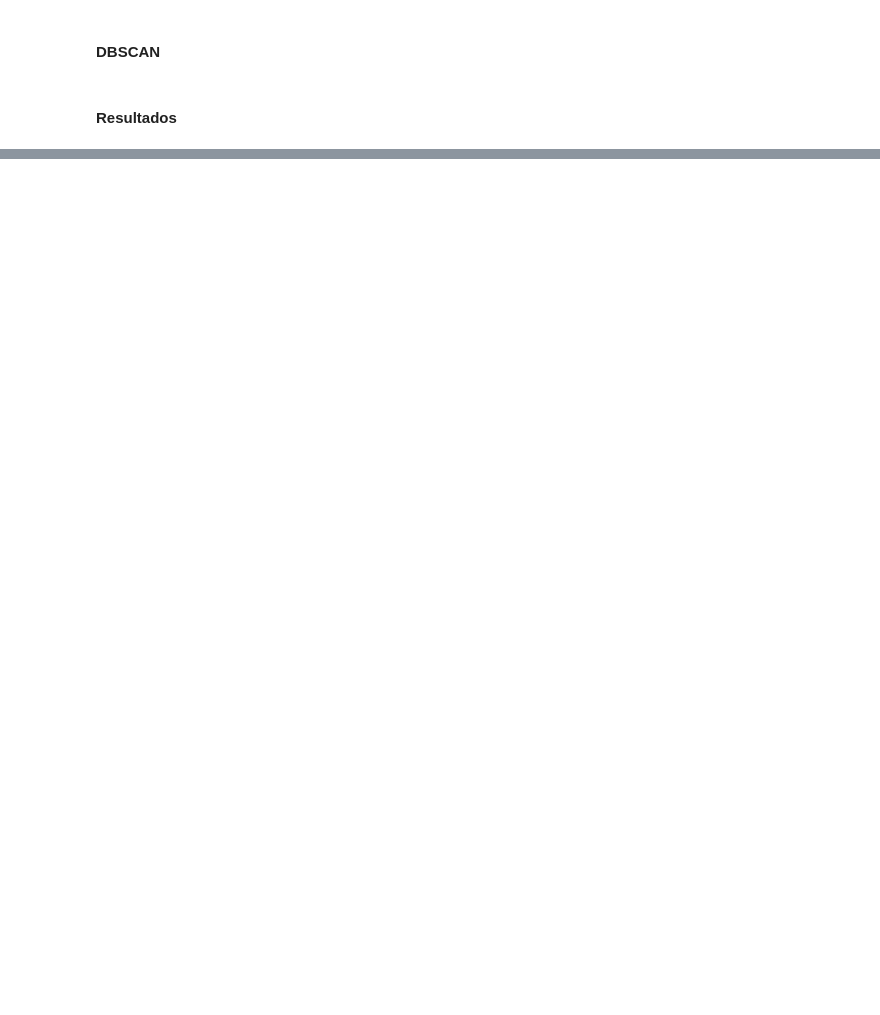
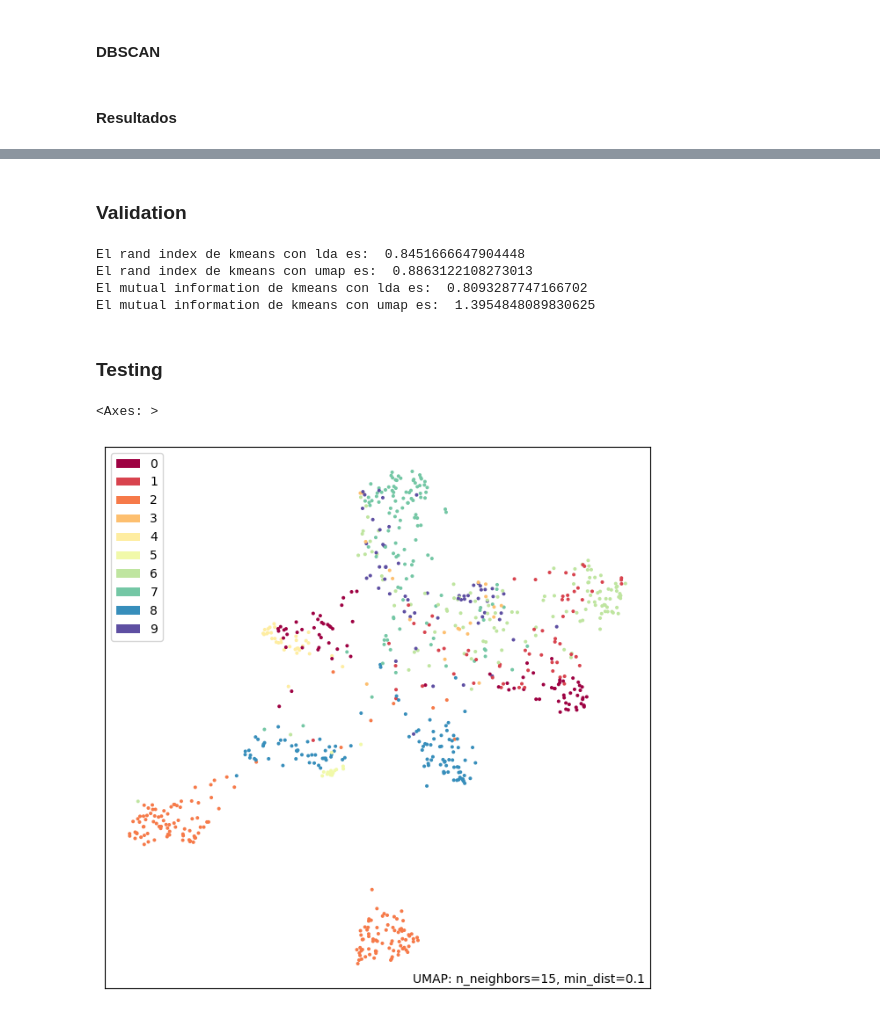
Before and after one commit to pieroGJ121/ML_proyecto_3, a Jupyter notebook: main.ipynb, the cells around one changed output, grey strips where cells are left out. Cells and saved outputs as stored; diff of their text form; code cells hidden in the pictures; blank space fills up the shorter version.

```diff
--- a/main.ipynb
+++ b/main.ipynb
@@ -327,0 +378,2 @@ El mutual information de DBSCAN con svd es:  0.0
+# %% [markdown]
+### Validation
@@ -327,0 +390,45 @@ El mutual information de DBSCAN con svd es:  0.0
+# %%
+ri_lda_km = rand_score(Y_val_encoded, clusters_km_lda)
+ri_umap_km = rand_score(Y_val_encoded, clusters_km_umap)
+print("El rand index de kmeans con lda es: ", ri_lda_km)
+print("El rand index de kmeans con umap es: ", ri_umap_km)
+
+#sc_lda_km = silhouette_score(Y_val_encoded, clusters_km_lda)
+#sc_umap_km = silhouette_score(Y_val_encoded, clusters_km_umap)
+#print("El silhouette coefficient de kmeans con lda es: ", sc_lda_km)
+#print("El silhouette coefficient de kmeans con umap es: ", sc_umap_km)
+
+mi_lda_km = mutual_info_score(Y_val_encoded, clusters_km_lda)
+mi_umap_km = mutual_info_score(Y_val_encoded, clusters_km_umap)
+print("El mutual information de kmeans con lda es: ", mi_lda_km)
+print("El mutual information de kmeans con umap es: ", mi_umap_km)
+# %% [output]
+El rand index de kmeans con lda es:  0.8451666647904448
+El rand index de kmeans con umap es:  0.8863122108273013
+El mutual information de kmeans con lda es:  0.8093287747166702
+El mutual information de kmeans con umap es:  1.3954848089830625
+# %% [markdown]
+### Testing
+# %%
+X_test_lda_np = X_test_lda.to_numpy()
+X_test_umap_np = X_test_umap.to_numpy()
+
+umbral = 0.3
+centroides_km_lda, clusters_km_lda = kmeans(X_test_lda_np, n_clusters, umbral)
+
+centroides_km_umap, clusters_km_umap = kmeans(X_test_umap_np, n_clusters, umbral)
+
+labels_db_lda = DBSCAN(X_test_lda_np, radio, vecinos_min)
+
+labels_db_umap = DBSCAN(X_test_umap_np, radio, vecinos_min)
+# %%
+import umap.plot
+
+reducer = umap.UMAP()
+
+X_test_draw = reducer.fit(X_test_scaled)
+
+umap.plot.points(X_test_draw, labels=clusters_km_umap)
+# %% [output]
+<Axes: >
+[figure, added]
```
Also changed, not shown: parts of 26 cells of this notebook.
